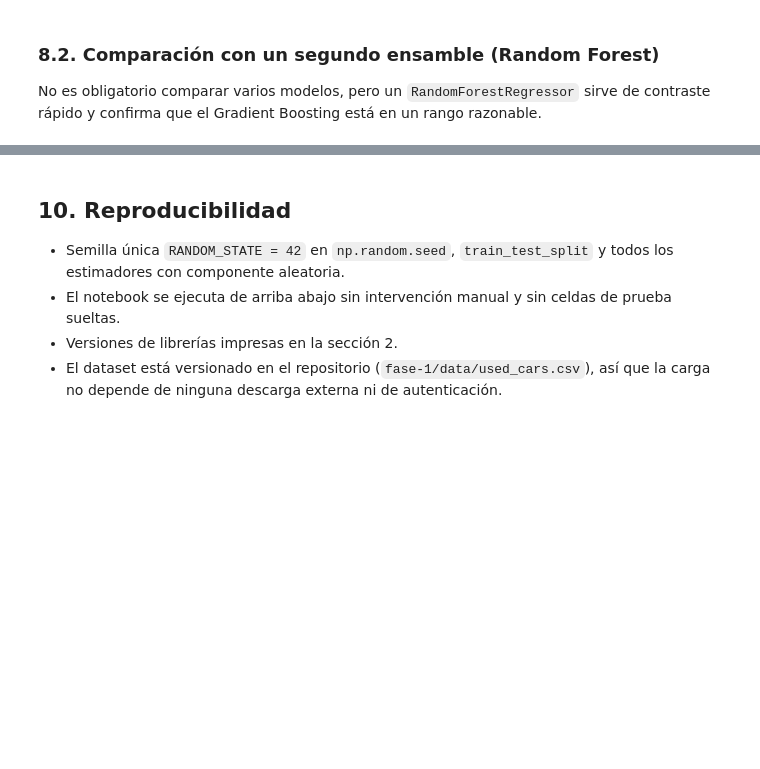
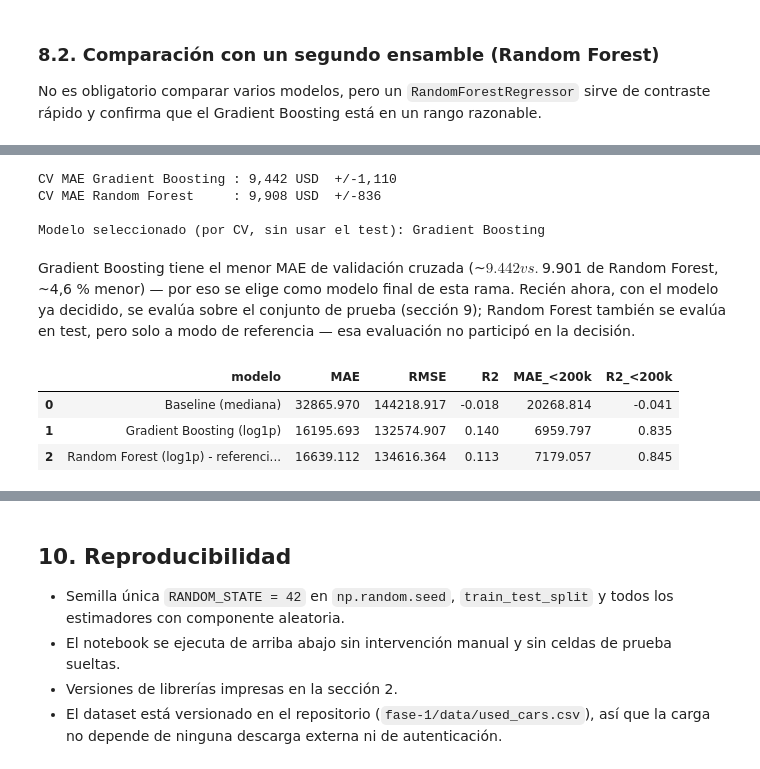
Before and after one commit to Jonathanmg1415/proyecto-modelos-simulacion, a Jupyter notebook: fase-1/notebook.ipynb, the cells around one changed output, grey strips where cells are left out. Saved outputs shown, nothing was run; the diff lists cells and outputs as text; code cells hidden in the pictures; blank space fills up the shorter version.

```diff
--- a/fase-1/notebook.ipynb
+++ b/fase-1/notebook.ipynb
@@ -835,3 +841,29 @@ pd.DataFrame(resultados).round(3)
+# %%
+print(f"CV MAE Gradient Boosting : {cv_mae_hgb.mean():,.0f} USD  +/-{cv_mae_hgb.std():,.0f}")
+print(f"CV MAE Random Forest     : {cv_mae_rf.mean():,.0f} USD  +/-{cv_mae_rf.std():,.0f}")
+
+MODELO_FINAL = "Gradient Boosting" if cv_mae_hgb.mean() <= cv_mae_rf.mean() else "Random Forest"
+print(f"\nModelo seleccionado (por CV, sin usar el test): {MODELO_FINAL}")
+# %% [output]
+CV MAE Gradient Boosting : 9,442 USD  +/-1,110
+CV MAE Random Forest     : 9,908 USD  +/-836
+
+Modelo seleccionado (por CV, sin usar el test): Gradient Boosting
+# %% [markdown]
+Gradient Boosting tiene el menor MAE de validación cruzada (~$9.442 vs. ~$9.901 de Random Forest, ~4,6 % menor) — por eso se elige como modelo final de esta rama. Recién ahora, con el modelo ya decidido, se evalúa sobre el conjunto de prueba (sección 9); Random Forest también se evalúa en test, pero solo a modo de referencia — esa evaluación no participó en la decisión.
+# %%
+resultados.append(evaluar("Gradient Boosting (log1p)", y_test, pred_hgb))
+
+modelo_rf.fit(X_train, y_train)
+pred_rf = modelo_rf.predict(X_test)
+resultados.append(evaluar("Random Forest (log1p) - referencia, no usado para decidir", y_test, pred_rf))
+
+pd.DataFrame(resultados).round(3)
+# %% [output]
+|  | modelo | MAE | RMSE | R2 | MAE_<200k | R2_<200k |
+| 0 | Baseline (mediana) | 32865.970 | 144218.917 | -0.018 | 20268.814 | -0.041 |
+| 1 | Gradient Boosting (log1p) | 16195.693 | 132574.907 | 0.140 | 6959.797 | 0.835 |
+| 2 | Random Forest (log1p) - referenci... | 16639.112 | 134616.364 | 0.113 | 7179.057 | 0.845 |
 # %% [markdown]
 ## 9. Evaluación final en el conjunto de prueba
 
```
Also changed, not shown: parts of 7 cells of this notebook.
